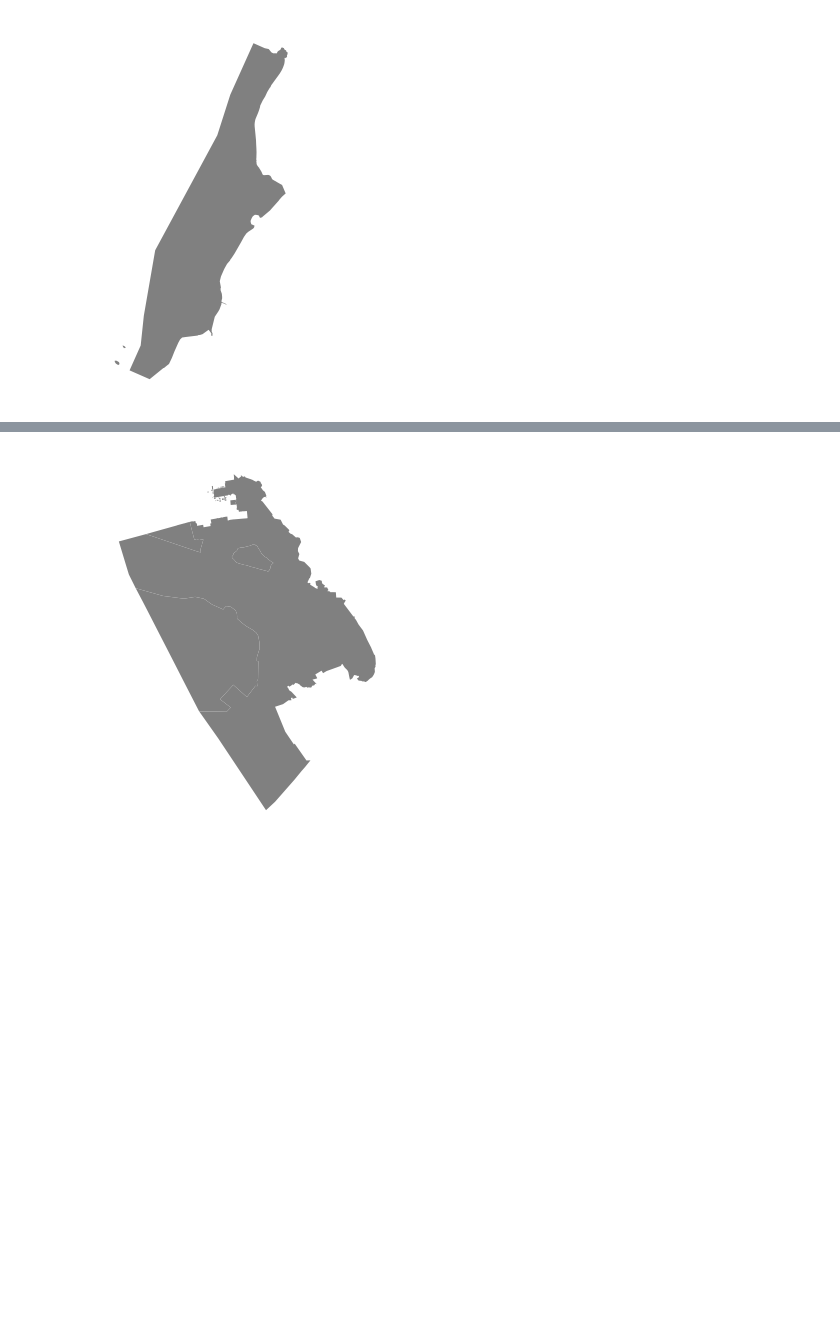
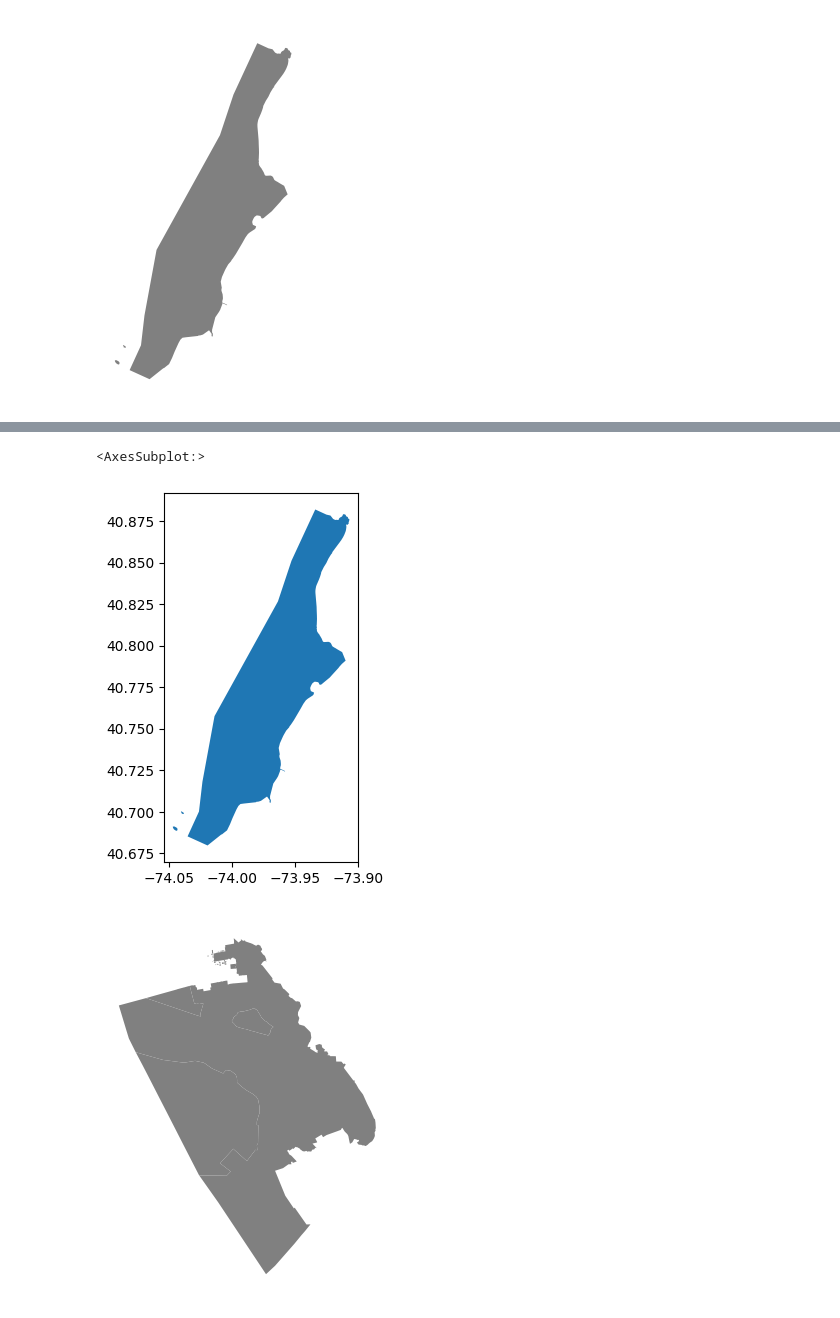
Before and after one commit to Laiagdla/osmnx-examples, a Jupyter notebook: notebooks/01-overview-osmnx.ipynb, the cells around one changed output, grey strips where cells are left out. Saved outputs shown, nothing was run; the diff lists cells and outputs as text; code cells hidden in the pictures; blank space fills up the shorter version.

```diff
--- a/notebooks/01-overview-osmnx.ipynb
+++ b/notebooks/01-overview-osmnx.ipynb
@@ -25,7 +25,7 @@ You can configure OSMnx using the `settings` module. See the [documentation](htt
 ox.settings.use_cache = False
 
 # turn it back on and turn on/off logging to your console
-ox.settings.use_cache = True
+# ox.settings.use_cache = True
 ox.settings.log_console = False
 # %% [markdown]
 ## Part 1: get place boundaries from OpenStreetMap
@@ -34,7 +34,7 @@ OSMnx lets you download place boundary geometries from OpenStreetMap, project th
 # %%
 # get the boundary polygon for manhattan, project it, and plot it
 city = ox.geocode_to_gdf("Manhattan, New York, USA")
-city_proj = ox.project_gdf(city)
+city_proj = ox.project_gdf(city, to_crs={'init': 'EPSG:4326'})
 ax = city_proj.plot(fc="gray", ec="none")
 _ = ax.axis("off")
 # %% [output]
@@ -42,3 +52,8 @@ _ = ax.axis("off")
+# %%
+city_proj.plot()
+# %% [output]
+<AxesSubplot:>
+[figure, added]
 # %%
 # get boundary polygons for several cities, save as GeoPackage, project to UTM, and plot
 place_names = [
```
Also changed, not shown: parts of 2 cells of this notebook.
